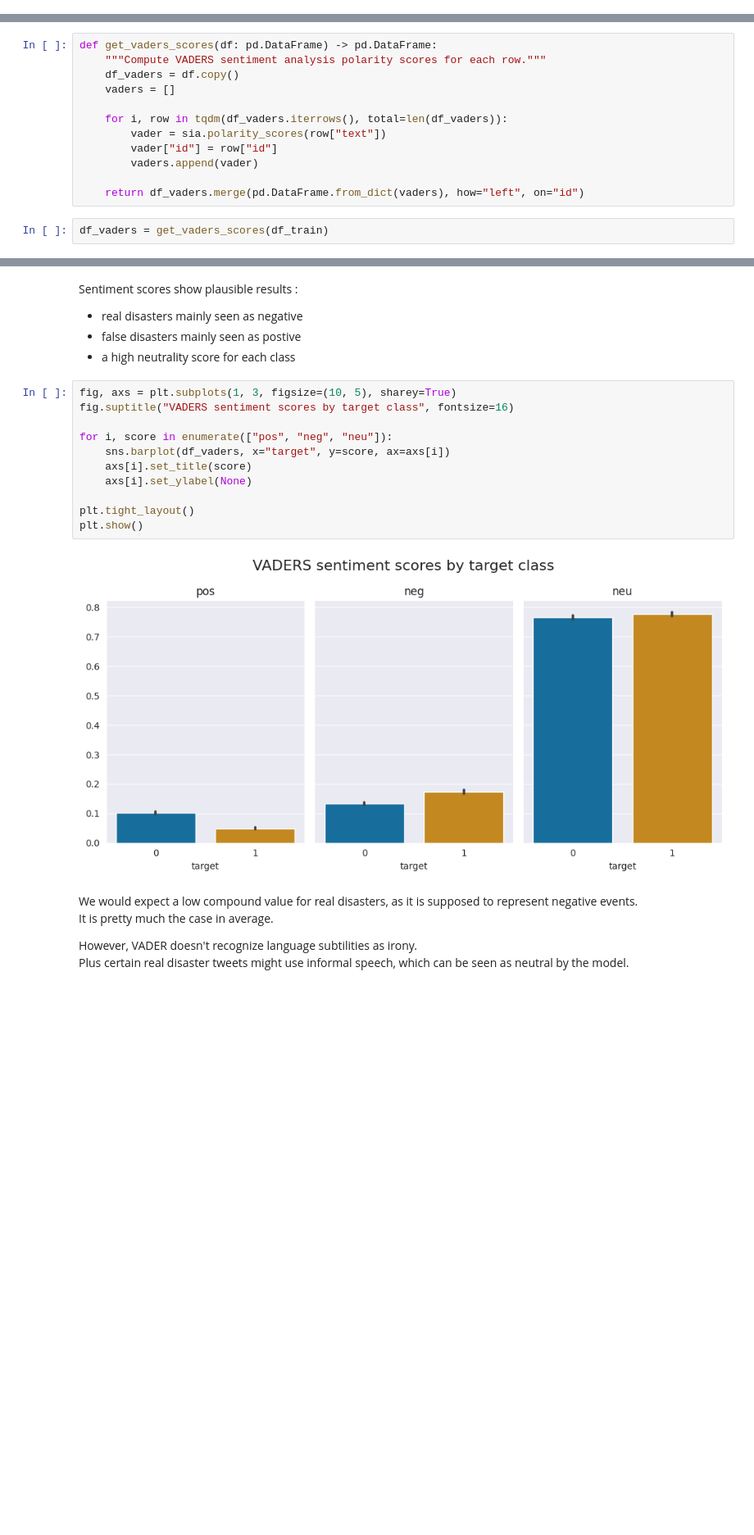
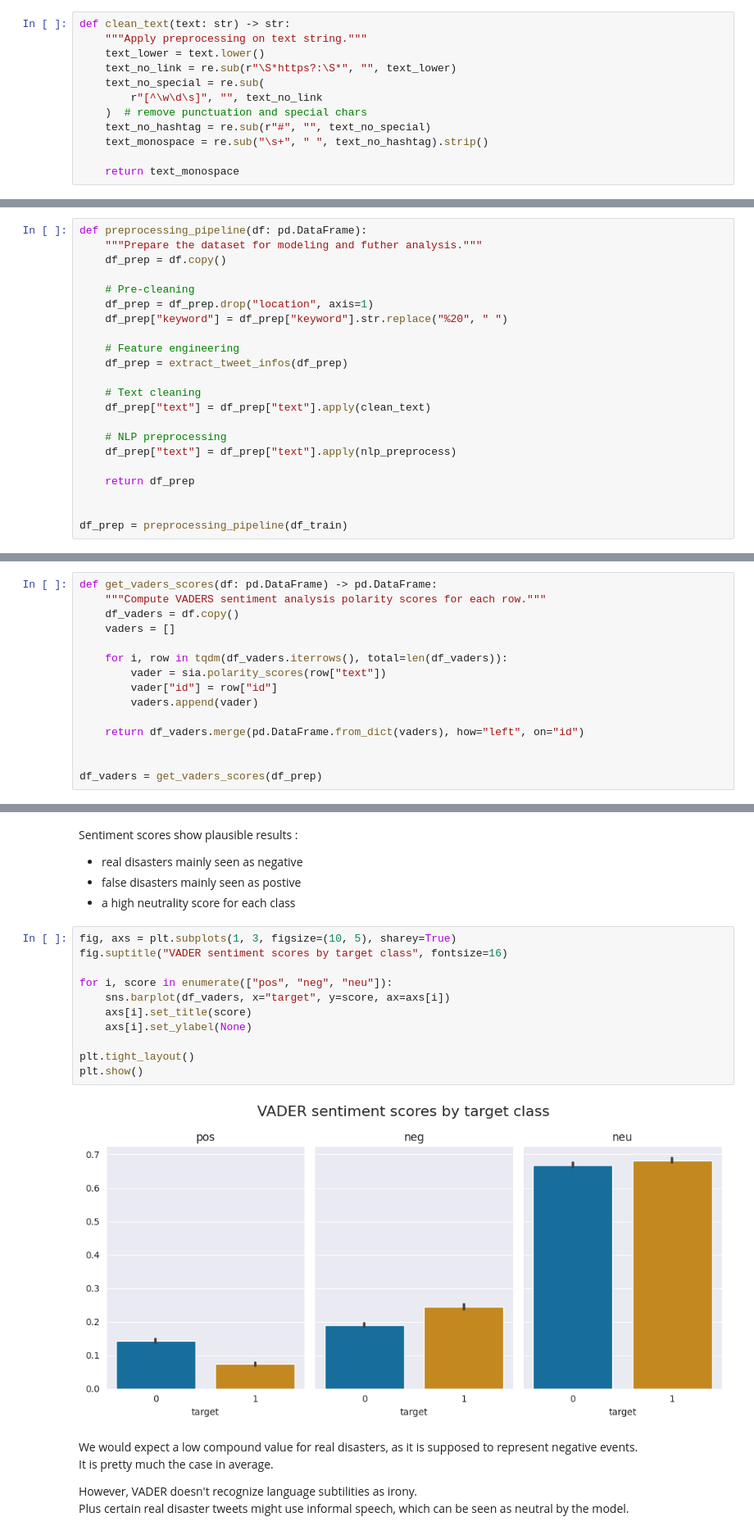
Before and after one commit to NanoClem/nlp-disasters-tweets, a Jupyter notebook: tweets_disasters_EDA.ipynb, the cells around one changed output, grey strips where cells are left out. Shown: that part at 82% size. Saved outputs shown, nothing was run; the diff lists cells and outputs as text; blank space fills up the shorter version.

Commit message:
[feat] add preprocessing pipeline + data analysis

```diff
--- a/tweets_disasters_EDA.ipynb
+++ b/tweets_disasters_EDA.ipynb
@@ -229,0 +124,12 @@ entities.pprint()
+# %%
+def clean_text(text: str) -> str:
+    """Apply preprocessing on text string."""
+    text_lower = text.lower()
+    text_no_link = re.sub(r"\S*https?:\S*", "", text_lower)
+    text_no_special = re.sub(
+        r"[^\w\d\s]", "", text_no_link
+    )  # remove punctuation and special chars
+    text_no_hashtag = re.sub(r"#", "", text_no_special)
+    text_monospace = re.sub("\s+", " ", text_no_hashtag).strip()
+
+    return text_monospace
@@ -229,0 +190,22 @@ entities.pprint()
+# %%
+def preprocessing_pipeline(df: pd.DataFrame):
+    """Prepare the dataset for modeling and futher analysis."""
+    df_prep = df.copy()
+
+    # Pre-cleaning
+    df_prep = df_prep.drop("location", axis=1)
+    df_prep["keyword"] = df_prep["keyword"].str.replace("%20", " ")
+
+    # Feature engineering
+    df_prep = extract_tweet_infos(df_prep)
+
+    # Text cleaning
+    df_prep["text"] = df_prep["text"].apply(clean_text)
+
+    # NLP preprocessing
+    df_prep["text"] = df_prep["text"].apply(nlp_preprocess)
+
+    return df_prep
+
+
+df_prep = preprocessing_pipeline(df_train)
@@ -245,8 +285,9 @@ def get_vaders_scores(df: pd.DataFrame) -> pd.DataFrame:
         vaders.append(vader)
 
     return df_vaders.merge(pd.DataFrame.from_dict(vaders), how="left", on="id")
+
+
+df_vaders = get_vaders_scores(df_prep)
-# %%
-df_vaders = get_vaders_scores(df_train)
 # %%
 df_vaders.head()
 # %% [output]
@@ -263,17 +304,17 @@ Sentiment scores show plausible results :
 - a high neutrality score for each class
 # %%
 fig, axs = plt.subplots(1, 3, figsize=(10, 5), sharey=True)
-fig.suptitle("VADERS sentiment scores by target class", fontsize=16)
+fig.suptitle("VADER sentiment scores by target class", fontsize=16)
 
 for i, score in enumerate(["pos", "neg", "neu"]):
     sns.barplot(df_vaders, x="target", y=score, ax=axs[i])
     axs[i].set_title(score)
     axs[i].set_ylabel(None)
 
 plt.tight_layout()
 plt.show()
 # %% [output]
-[figure, old version]
+[figure, new version]
 # %% [markdown]
 We would expect a low compound value for real disasters, as it is supposed to represent negative events.
 It is pretty much the case in average.
```
Also changed, not shown: parts of 56 cells of this notebook.
